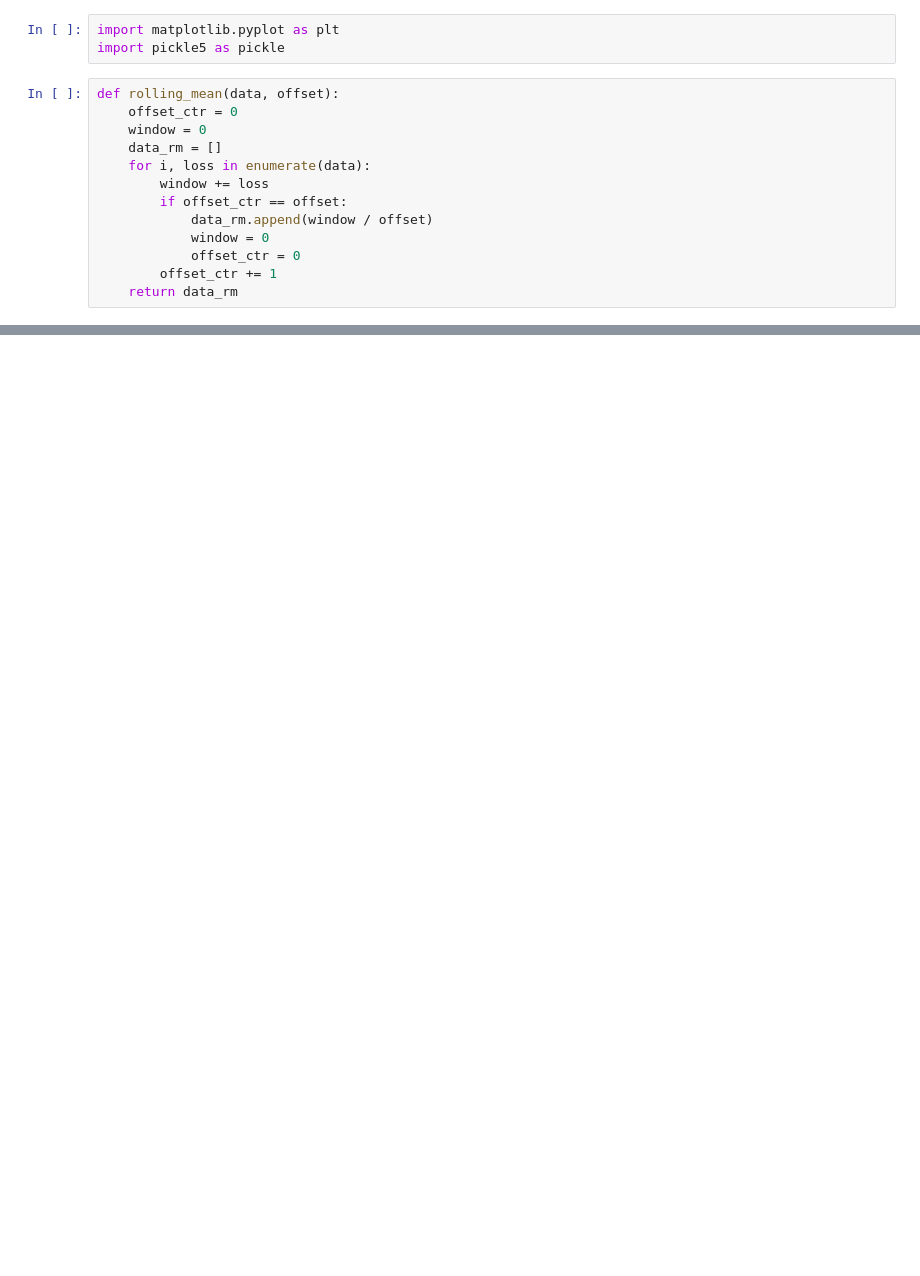
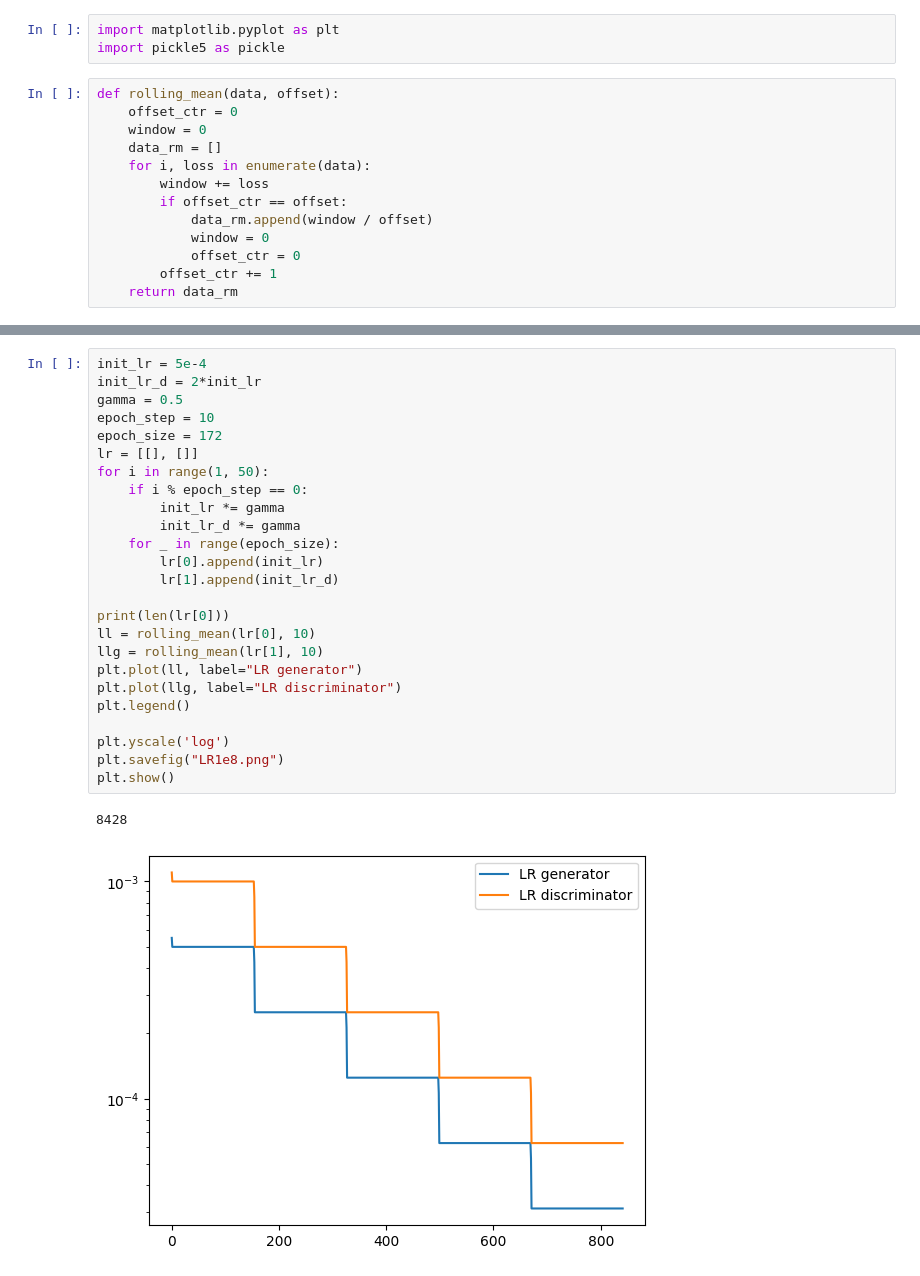
Before and after one commit to bumbac/MVI, a Jupyter notebook: graphs.ipynb, the cells around one changed output, grey strips where cells are left out. Saved outputs shown, nothing was run; the diff lists cells and outputs as text; blank space fills up the shorter version.

```diff
--- a/graphs.ipynb
+++ b/graphs.ipynb
@@ -45,0 +50,28 @@ def create_graph(src_file, out_file, offset=10):
+# %%
+init_lr = 5e-4
+init_lr_d = 2*init_lr
+gamma = 0.5
+epoch_step = 10
+epoch_size = 172
+lr = [[], []]
+for i in range(1, 50):
+    if i % epoch_step == 0:
+        init_lr *= gamma
+        init_lr_d *= gamma
+    for _ in range(epoch_size):
+        lr[0].append(init_lr)
+        lr[1].append(init_lr_d)
+
+print(len(lr[0]))
+ll = rolling_mean(lr[0], 10)
+llg = rolling_mean(lr[1], 10)
+plt.plot(ll, label="LR generator")
+plt.plot(llg, label="LR discriminator")
+plt.legend()
+
+plt.yscale('log')
+plt.savefig("LR1e8.png")
+plt.show()
+# %% [output]
+8428
+[figure, added]
```
Also changed, not shown: parts of 2 cells of this notebook, 4 other files.
